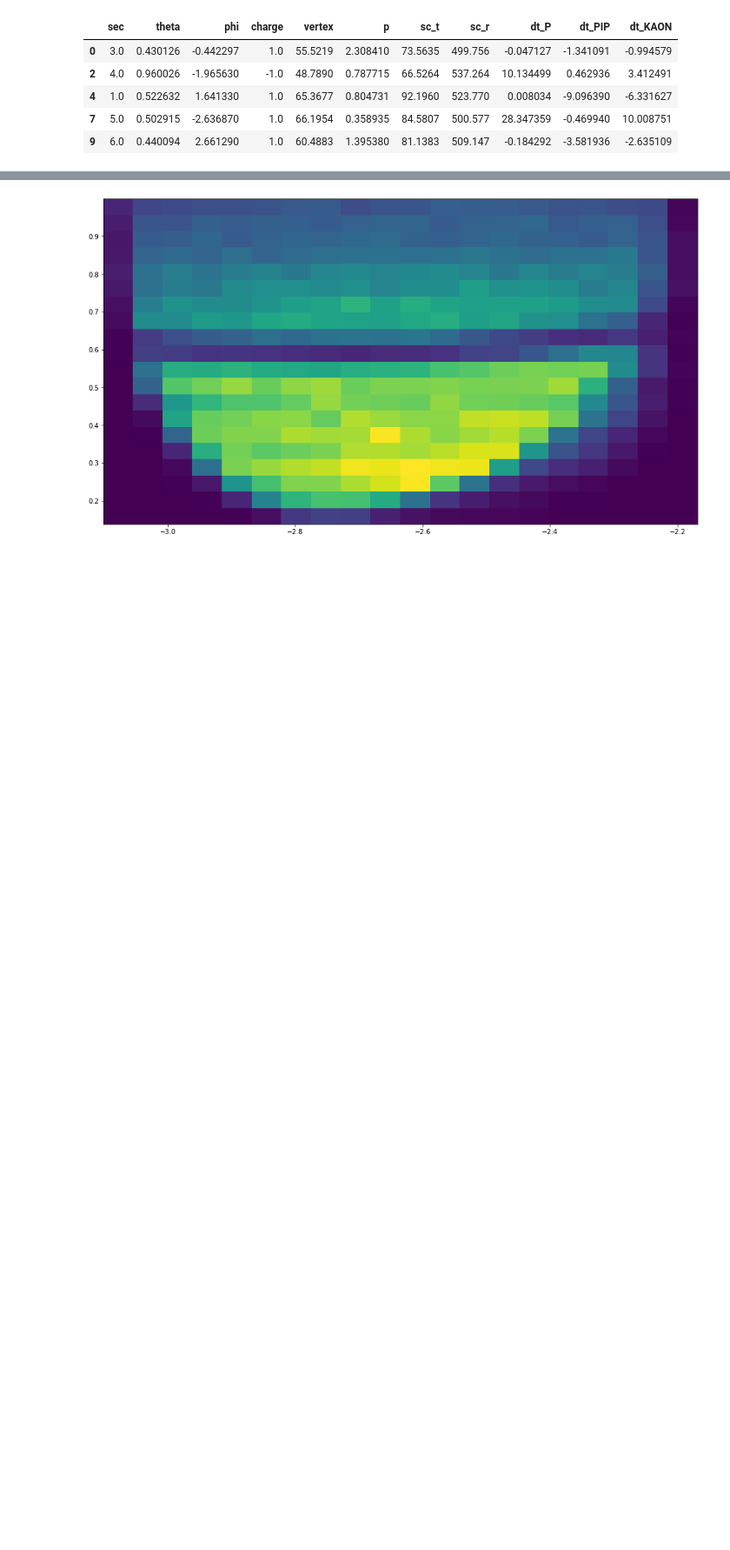
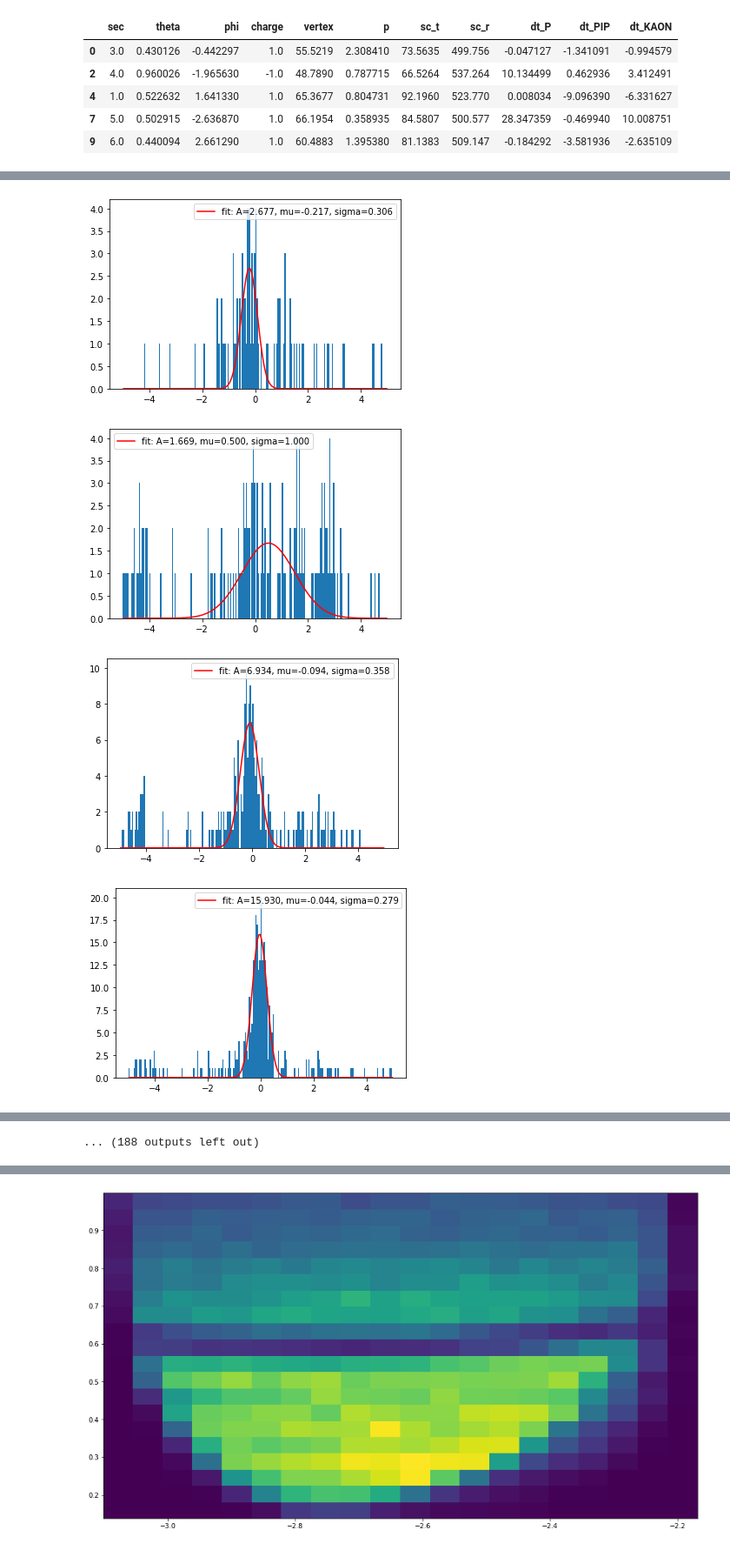
Before and after one commit to tylern4/physics_code, a Jupyter notebook: current/deltaTFitter/DtFitter.ipynb, the cells around one changed output, grey strips where cells are left out. Shown at 87% size. Drawn from its saved outputs; the diff is of its cells as text; code cells hidden in the pictures; blank space fills up the shorter version.

```diff
--- a/current/deltaTFitter/DtFitter.ipynb
+++ b/current/deltaTFitter/DtFitter.ipynb
@@ -176,0 +161,7 @@ slices = get_slices(data, show=True)
+# %%
+slices = get_slices(data, min_p = 0.0, max_p = 2.5, num_steps = 250, show=False)
+# %% [output]
+[figure, added]
+[figure, added]
+[figure, added]
+[figure, added]
@@ -177,3 +176,4 @@ slices = get_slices(data, show=True)
+... (188 outputs left out)
 # %%
 slice_p = slices[0]
 mu = slices[1]
```
Also changed, not shown: parts of 7 cells of this notebook, 7 other files.
